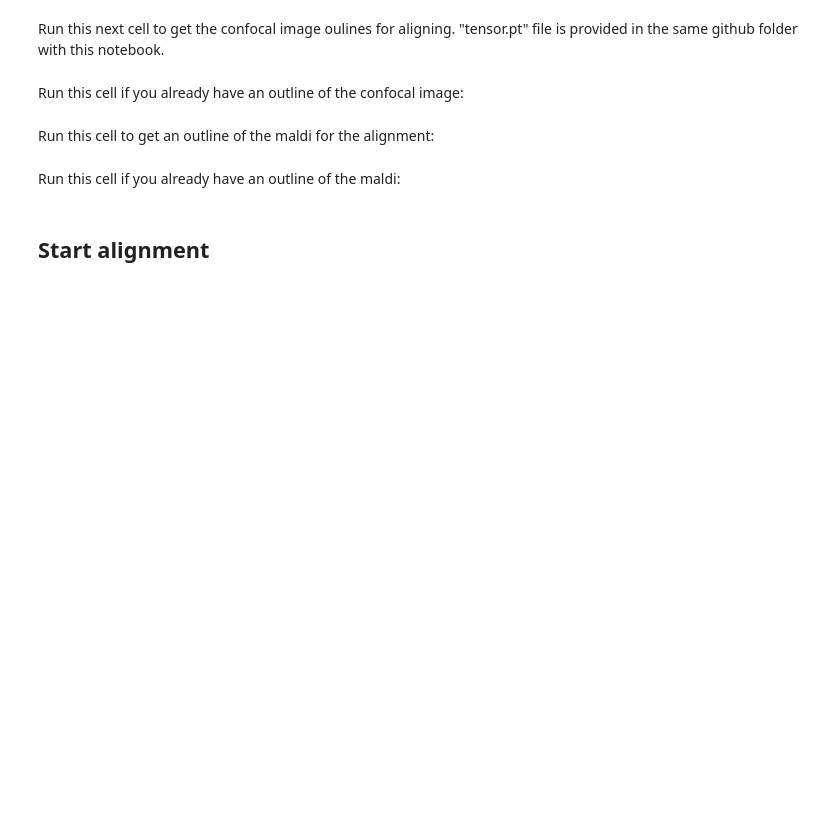
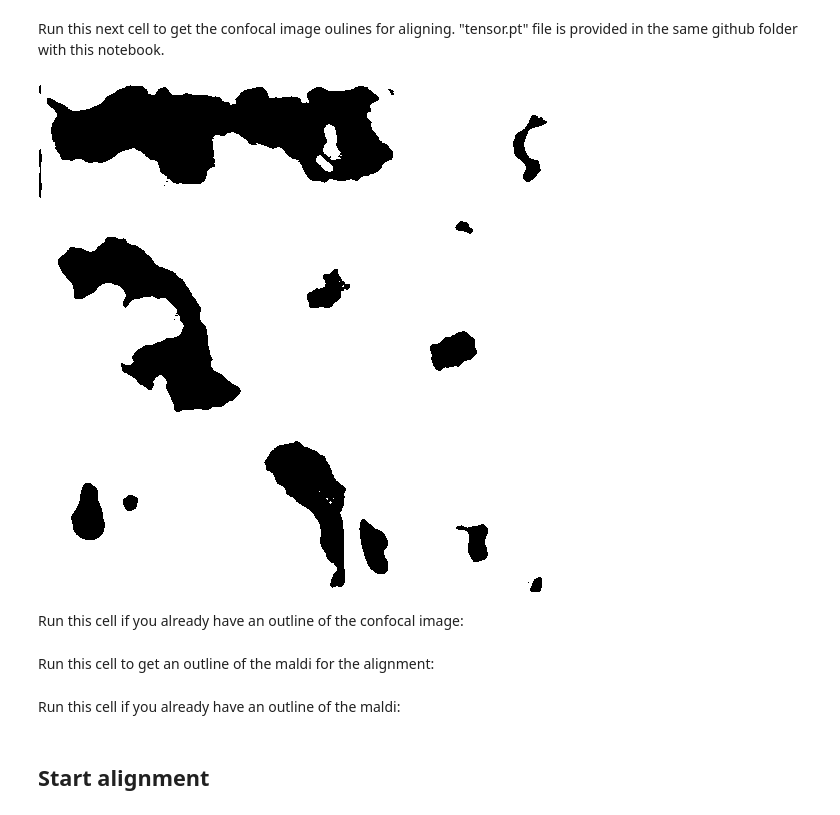
Before and after one commit to arinik2/coregistration, a Jupyter notebook: coregistration.ipynb, the cells around one changed output. Cells and saved outputs as stored; diff of their text form; code cells hidden in the pictures; blank space fills up the shorter version.

```diff
--- a/coregistration.ipynb
+++ b/coregistration.ipynb
@@ -251,22 +252,30 @@ Thu Oct  3 13:52:45 2019
 # %% [markdown]
 Run this next cell to get the confocal image oulines for aligning. "tensor.pt" file is provided in the same github folder with this notebook.
 # %%
-confocal_filename = '/content/drive/My Drive/confocal for segmentation/colonies/test/day 4_box5_0.bmp'
+# the confocal should be the image of Hoecst nuclei staining exported as "Item" from Volocity or a similar software
+confocal_filename = '/content/drive/My Drive/confocal for segmentation/confocal/DAPI.tif'
 model_filename = '/content/drive/My Drive/confocal for segmentation/tensor.pt'
 net = UNet(n_channels=3, n_classes=1).cuda()
 net.load_state_dict(torch.load(model_filename))
-confocal = Image.open(confocal_filename).convert('RGB')
+confocal = Image.open(confocal_filename)
 w, h = confocal.size
-confocal2 = confocal.resize((512,512), Image.ANTIALIAS)
+confocal = np.array(confocal)
+m = 255.0/np.max(confocal)
+z = np.zeros((h,w))
+confocal = cv2.merge((z,z,m*confocal))
+confocal = np.uint8(np.array(confocal))
+confocal2 = cv2.resize(confocal, dsize=(512,512), interpolation=cv2.INTER_CUBIC)
 test_dataset = AugmentedDataset([confocal2])
 test_dataloader = DataLoader(test_dataset, batch_size=1, shuffle=False)
 Y_pred = []
 for X_batch in test_dataloader:
     Y_pred.append(expit(net(X_batch.cuda()).data.cpu().numpy()) > 0.33)
 Y_pred = np.concatenate(Y_pred)
 confocal_outline = Image.fromarray(np.uint8(Y_pred[0, 0, :, :] * 255) , 'L')
-#display(confocal2,confocal_outline) # uncomment to see the confocal outline created
+display(confocal_outline) # uncomment to see the confocal outline created
 confocal_outline = np.array(confocal_outline.resize((w,h), Image.ANTIALIAS))
+# %% [output]
+[figure, added]
 # %% [markdown]
 Run this cell if you already have an outline of the confocal image:
 # %%
```
Also changed, not shown: parts of 4 cells of this notebook.
